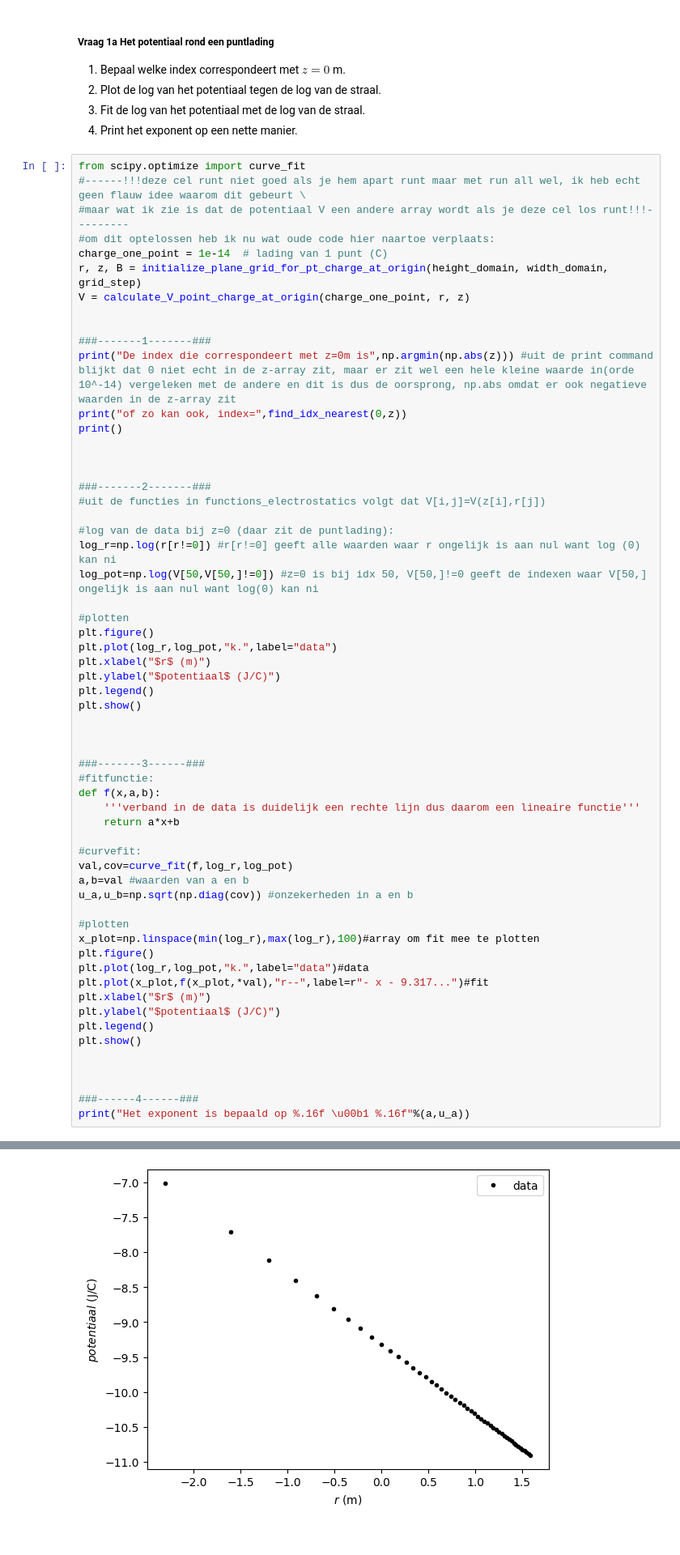
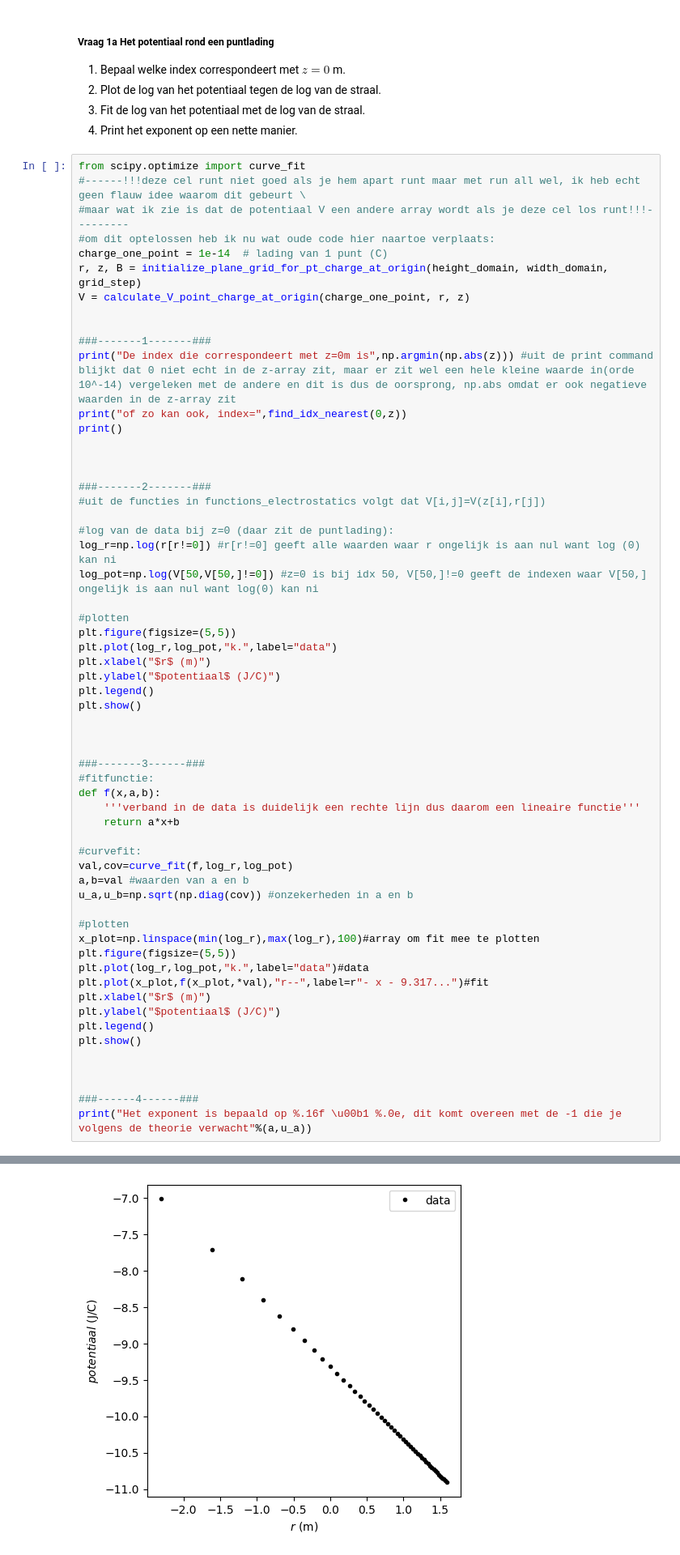
Before and after one commit to thijsspilt-bit/opdrachten-DEF-D-Thijs-Spilt, a Jupyter notebook: DigitaleOntwerpopdrachten/1CondensatorOpdracht/CondensatorOntwerpopdracht.ipynb, the cells around one changed output, grey strips where cells are left out. Shown at 81% size. Cells and saved outputs as stored; diff of their text form.

```diff
--- a/DigitaleOntwerpopdrachten/1CondensatorOpdracht/CondensatorOntwerpopdracht.ipynb
+++ b/DigitaleOntwerpopdrachten/1CondensatorOpdracht/CondensatorOntwerpopdracht.ipynb
@@ -111,7 +111,7 @@ log_r=np.log(r[r!=0]) #r[r!=0] geeft alle waarden waar r ongelijk is aan nul wan
 log_pot=np.log(V[50,V[50,]!=0]) #z=0 is bij idx 50, V[50,]!=0 geeft de indexen waar V[50,] ongelijk is aan nul want log(0) kan ni
 
 #plotten
-plt.figure()
+plt.figure(figsize=(5,5))
 plt.plot(log_r,log_pot,"k.",label="data")
 plt.xlabel("$r$ (m)")
 plt.ylabel("$potentiaal$ (J/C)")
@@ -119,33 +119,33 @@ plt.legend()
 plt.show()
 
 
 
 ###-------3------###
 #fitfunctie:
 def f(x,a,b):
     '''verband in de data is duidelijk een rechte lijn dus daarom een lineaire functie'''
     return a*x+b
 
 #curvefit:
 val,cov=curve_fit(f,log_r,log_pot)
 a,b=val #waarden van a en b
 u_a,u_b=np.sqrt(np.diag(cov)) #onzekerheden in a en b
 
 #plotten
 x_plot=np.linspace(min(log_r),max(log_r),100)#array om fit mee te plotten
-plt.figure()
+plt.figure(figsize=(5,5))
 plt.plot(log_r,log_pot,"k.",label="data")#data
 plt.plot(x_plot,f(x_plot,*val),"r--",label=r"- x - 9.317...")#fit
 plt.xlabel("$r$ (m)")
 plt.ylabel("$potentiaal$ (J/C)")
 plt.legend()
 plt.show()
 
 
 
 ###------4------###
-print("Het exponent is bepaald op %.16f \u00b1 %.16f"%(a,u_a))
+print("Het exponent is bepaald op %.16f \u00b1 %.0e, dit komt overeen met de -1 die je volgens de theorie verwacht"%(a,u_a))
 # %% [output]
 De index die correspondeert met z=0m is 50
 of zo kan ook, index= 50
-[figure, old version]
+[figure, new version]
```
Also changed, not shown: parts of 2 cells of this notebook.
